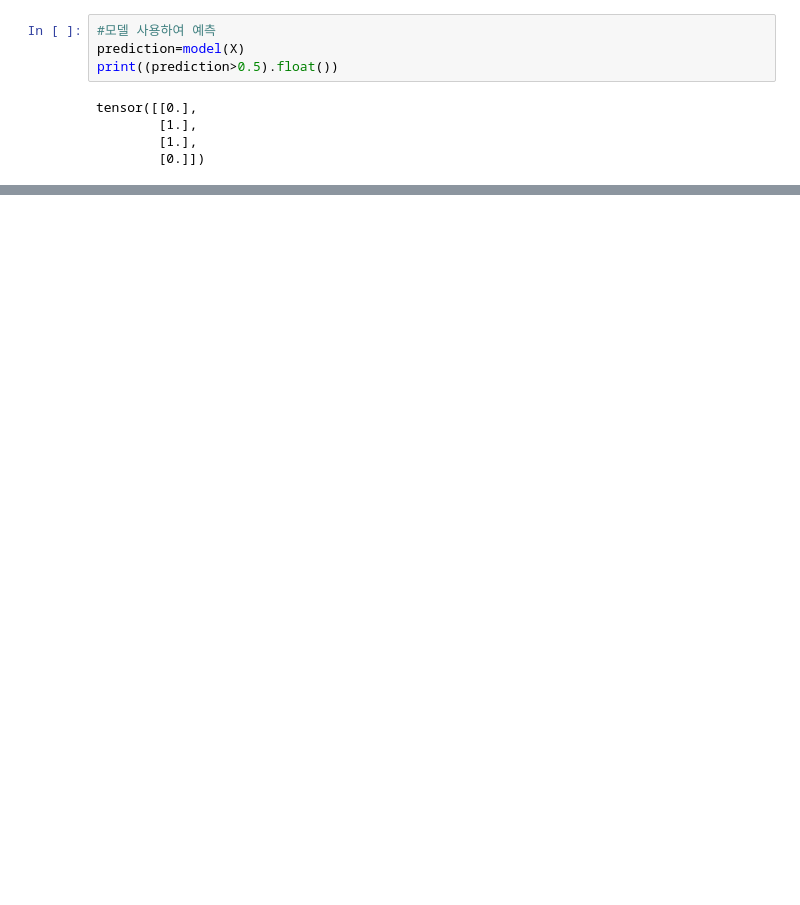
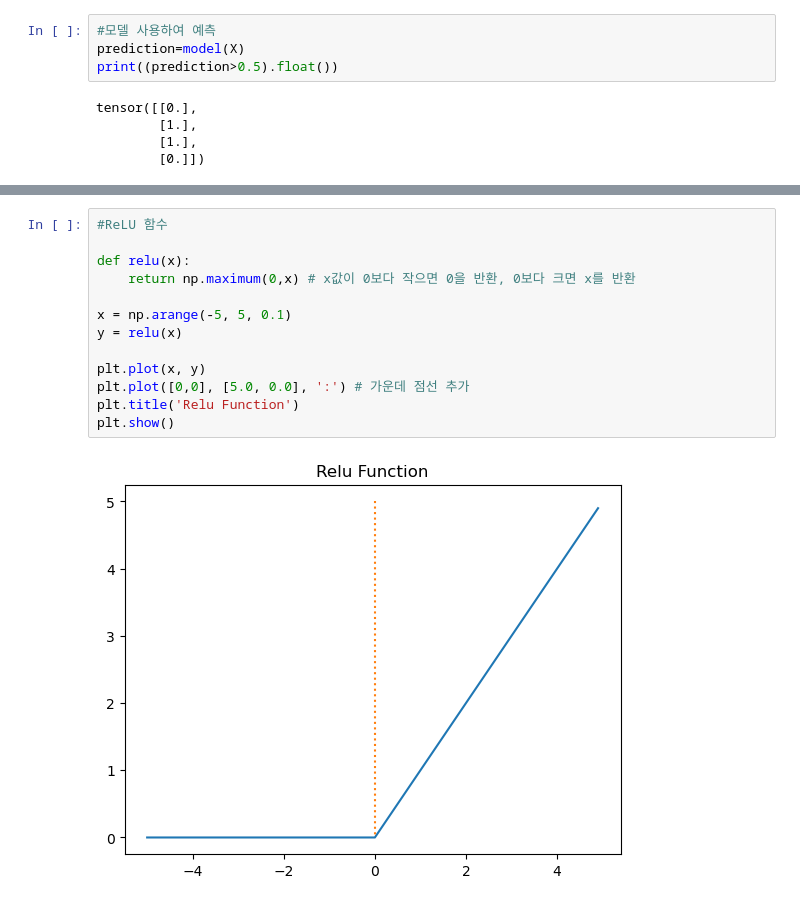
Before and after one commit to Graceyong1020/ai_work, a Jupyter notebook: ch07/logic_gate.ipynb, the cells around one changed output, grey strips where cells are left out. Cells and saved outputs as stored; diff of their text form; blank space fills up the shorter version.

```diff
--- a/ch07/logic_gate.ipynb
+++ b/ch07/logic_gate.ipynb
@@ -197,0 +215,15 @@ tensor([[0.],
+# %%
+#ReLU 함수
+
+def relu(x):
+    return np.maximum(0,x) # x값이 0보다 작으면 0을 반환, 0보다 크면 x를 반환
+
+x = np.arange(-5, 5, 0.1)
+y = relu(x)
+
+plt.plot(x, y)
+plt.plot([0,0], [5.0, 0.0], ':') # 가운데 점선 추가
+plt.title('Relu Function')
+plt.show()
+# %% [output]
+[figure, added]
```
Also changed, not shown: parts of 6 cells of this notebook, 9 other files.
